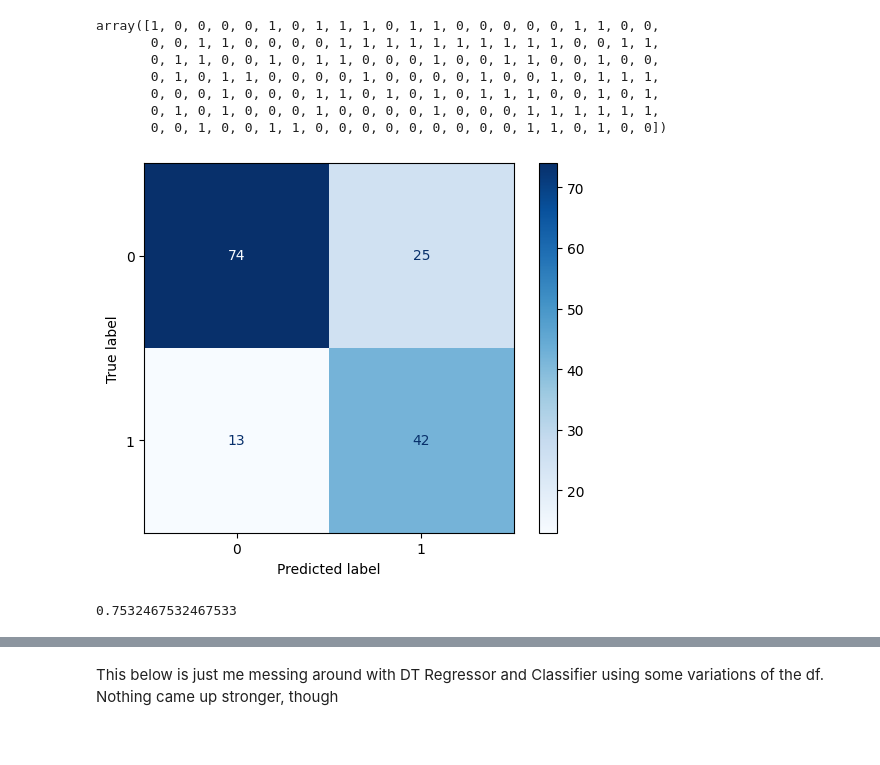
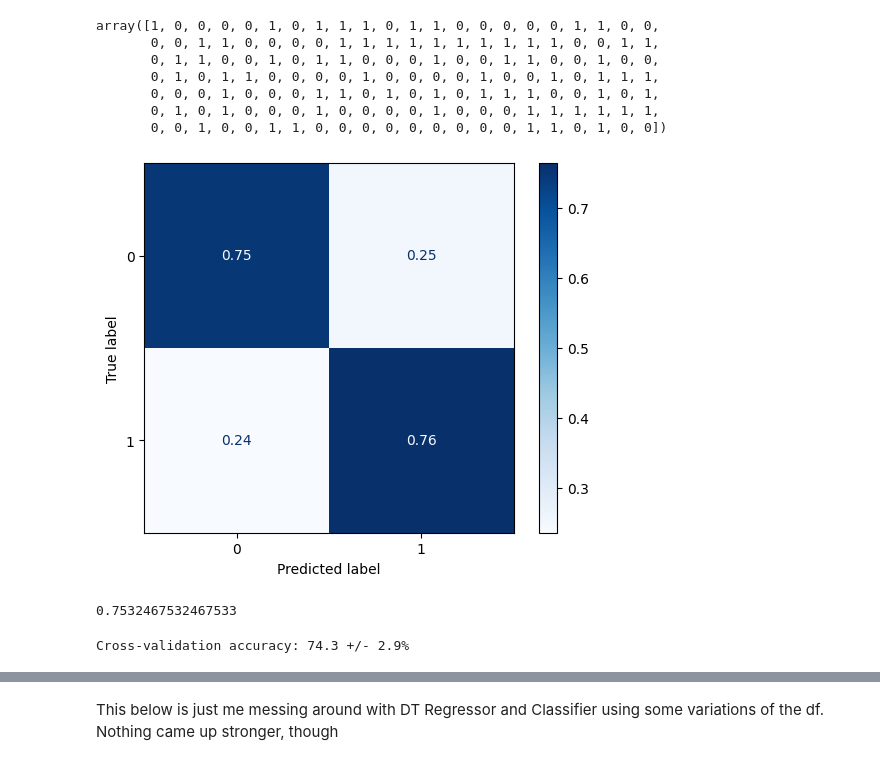
Before and after one commit to drtclem/Decision_Tree, a Jupyter notebook: src/explore_2.ipynb, the cells around one changed output, grey strips where cells are left out. Drawn from its saved outputs; the diff is of its cells as text; code cells hidden in the pictures.

```diff
--- a/src/explore_2.ipynb
+++ b/src/explore_2.ipynb
@@ -401,14 +384,31 @@ array([1, 0, 0, 0, 0, 1, 0, 1, 1, 1, 0, 1, 1, 0, 0, 0, 0, 0, 1, 1, 0, 0,
 # %%
 cm = confusion_matrix(y_test, y_pred)
 # %%
+testing_predictions = model.predict(X_test)
+accuracy = accuracy_score(testing_predictions, y_test)*100
+
+cm = confusion_matrix(y_test, testing_predictions, normalize = 'true')
 disp = ConfusionMatrixDisplay(confusion_matrix=cm)
 disp.plot(cmap=plt.cm.Blues)
 plt.show()
 # %% [output]
-[figure, old version]
+[figure, new version]
 # %%
 from sklearn.metrics import accuracy_score
 
 accuracy_score(y_test, y_pred)
 # %% [output]
 0.7532467532467533
+# %%
+
+# Perform cross-validation
+scores = cross_val_score(model, X_train, y_train, cv=7, n_jobs=-1)
+
+# Store results
+cross_val_scores['Model'].extend(['Optimized'] * len(scores))
+cross_val_scores['Score'].extend(scores * 100)
+
+# Print results
+print(f'Cross-validation accuracy: {np.mean(scores) * 100:.1f} +/- {np.std(scores) * 100:.1f}%')
+# %% [output]
+Cross-validation accuracy: 74.3 +/- 2.9%
```
Also changed, not shown: parts of 14 cells of this notebook, 2 other files.
